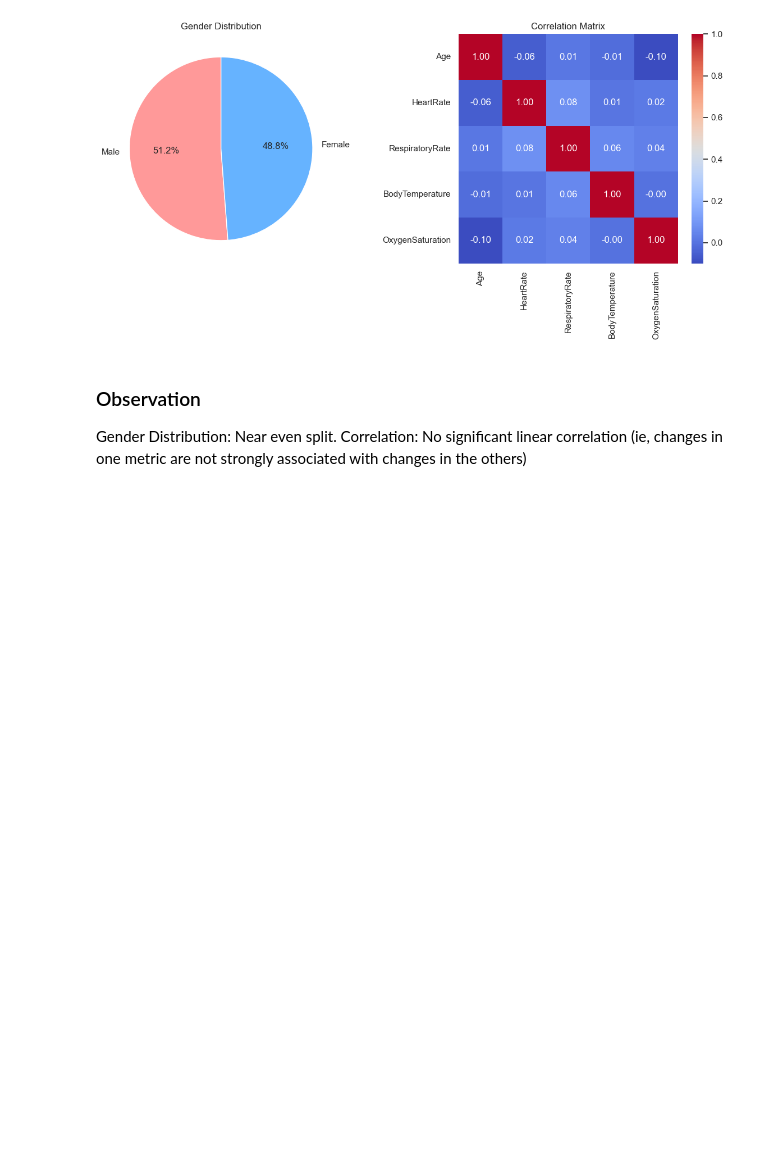
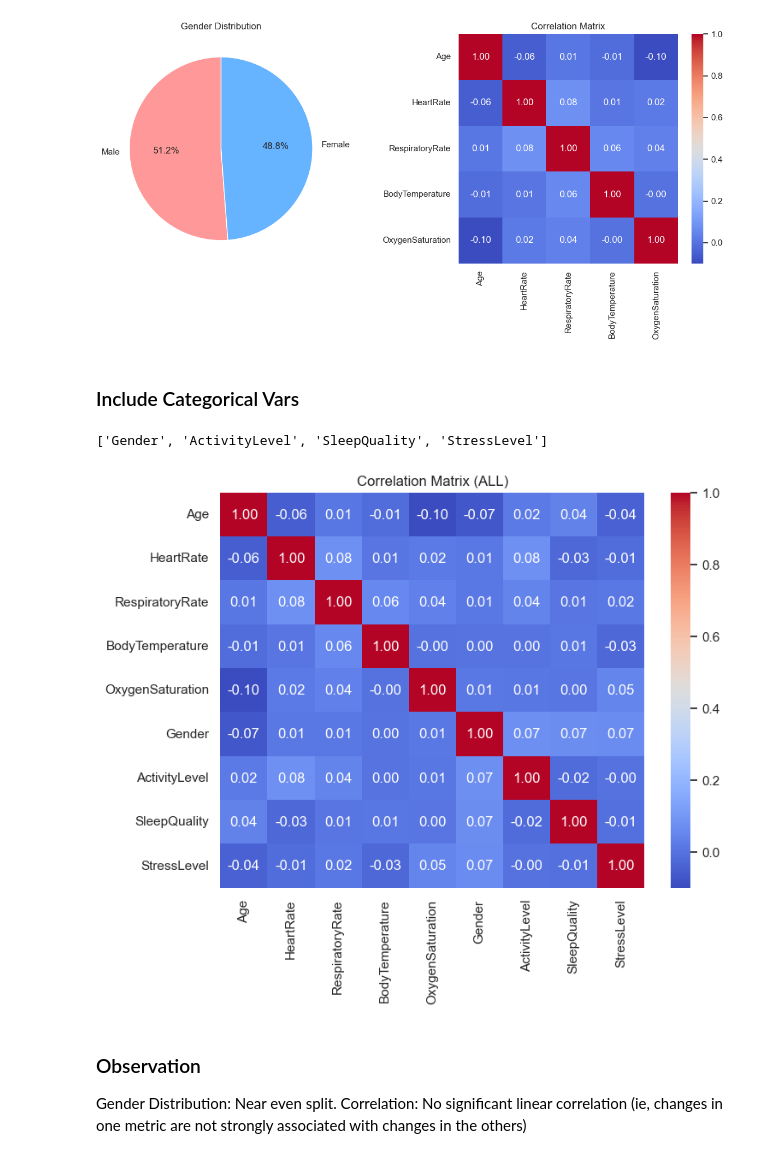
Before and after one commit to twodog1953/Health-Monitoring-Analysis-Modelling, a Jupyter notebook: Health Monitoring Analysis & Modelling.ipynb, the cells around one changed output. Drawn from its saved outputs; the diff is of its cells as text; code cells hidden in the pictures; blank space fills up the shorter version.

```diff
--- a/Health Monitoring Analysis & Modelling.ipynb
+++ b/Health Monitoring Analysis & Modelling.ipynb
@@ -147,6 +147,30 @@ plt.tight_layout()
 plt.show()
 # %% [output]
 [figure]
+# %% [markdown]
+### Include Categorical Vars
+# %%
+from sklearn.preprocessing import LabelEncoder
+
+# declare the list of columns with Categorical Data
+cata_col_lst = ["Gender", "ActivityLevel", "SleepQuality", "StressLevel"]
+
+# configure the correlation matrix
+le = LabelEncoder()
+df_all_num = health_data.copy()
+print(cata_col_lst)
+for i in cata_col_lst:
+    df_all_num[i] = le.fit_transform(df_all_num[i])
+plt.figure(figsize=(8,6))
+correlation2 = df_all_num[['Age', 'HeartRate', 'RespiratoryRate', 'BodyTemperature', 'OxygenSaturation'] + cata_col_lst].corr()
+
+# Plot out the heatmap
+sns.heatmap(correlation2, annot=True, fmt=".2f", cmap='coolwarm')
+plt.title('Correlation Matrix (ALL)')
+plt.show()
+# %% [output]
+['Gender', 'ActivityLevel', 'SleepQuality', 'StressLevel']
+[figure, added]
 # %% [markdown]
 ### Observation
 Gender Distribution: Near even split.
```
Also changed, not shown: parts of 13 cells of this notebook.
